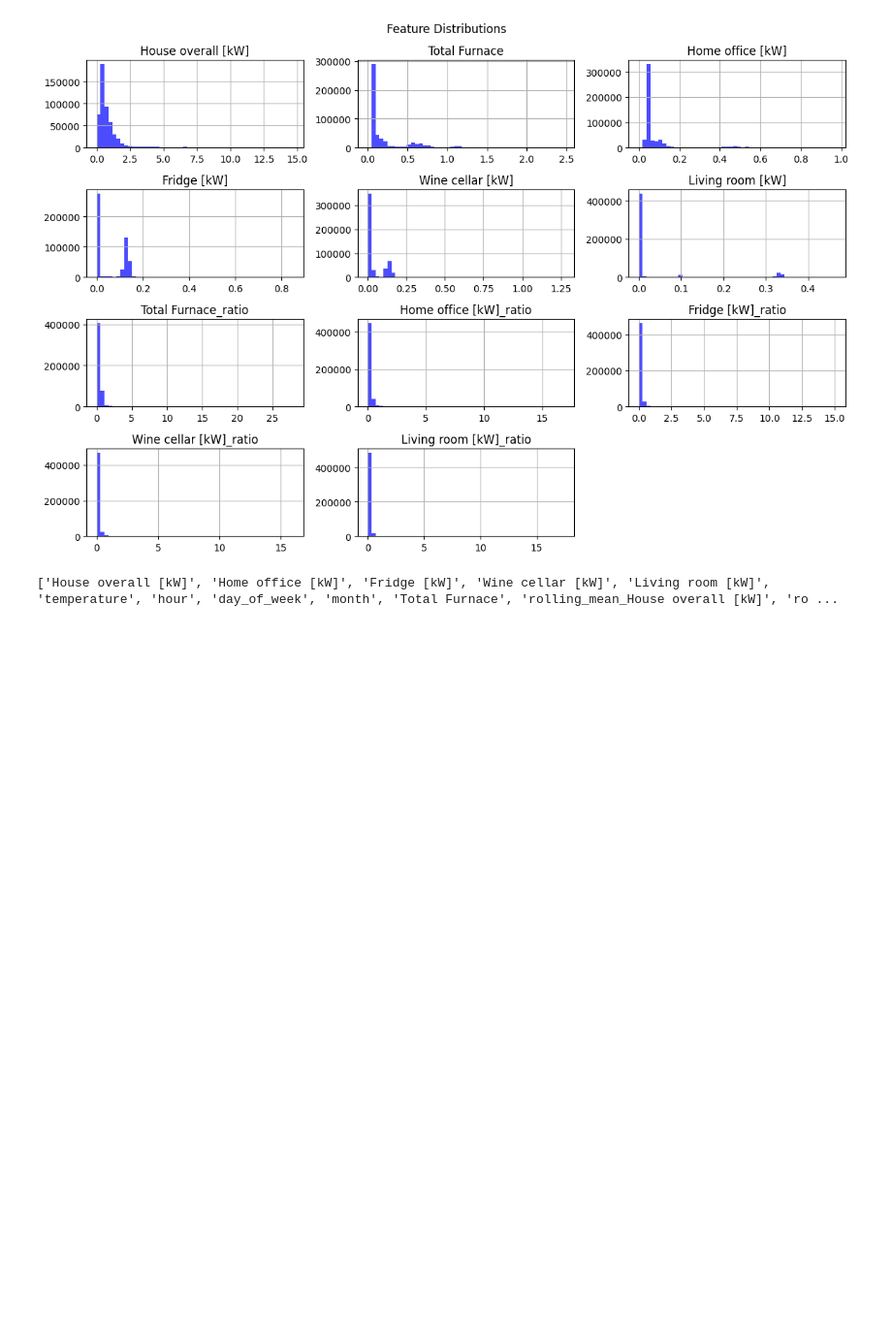
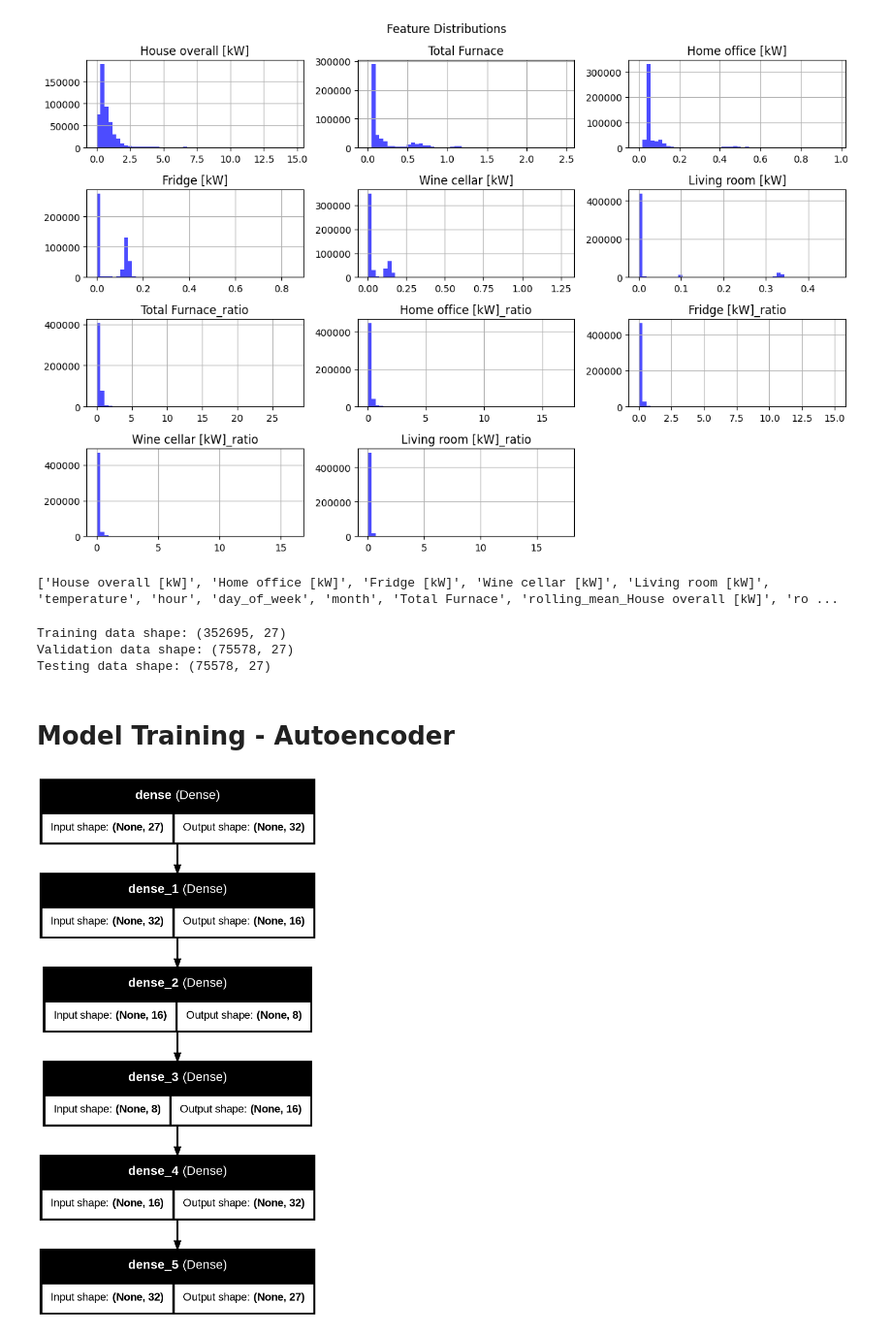
Before and after one commit to mojodean/aai-530-final-project, a Jupyter notebook: 530_IoT_project.ipynb, the cells around one changed output. Shown at 97% size. Saved outputs shown, nothing was run; the diff lists cells and outputs as text; code cells hidden in the pictures; blank space fills up the shorter version.

Commit message:
Autoencoder model training/evaluation

```diff
--- a/530_IoT_project.ipynb
+++ b/530_IoT_project.ipynb
@@ -465,4 +473,53 @@ scaler = StandardScaler()
 df_scaled = df_work[final_features].copy()
 
 # Fit and transform the data
-df_scaled[final_features] = scaler.fit_transform(df_scaled[final_features])
+df_scaled[final_features[1:]] = scaler.fit_transform(df_scaled[final_features[1:]])
+# %%
+# Ensure data maintains temporal order
+df_scaled = df_scaled.sort_index()
+
+# Define split point for 70-30 train/test split
+split_point = int(len(df_scaled) * 0.7)
+
+# Split data
+X_train = df_scaled.iloc[:split_point] # First 70% of the data
+X_test = df_scaled.iloc[split_point:] # Last 30% of the data
+
+# Create validation set from test set
+split_point_val = int(len(X_test) * 0.5)
+X_val = X_test.iloc[:split_point_val] # First 50% of test set
+X_test = X_test.iloc[split_point_val:] # Second 50% of test set
+
+# Print shapes of each set
+print(f'Training data shape: {X_train.shape}')
+print(f'Validation data shape: {X_val.shape}')
+print(f'Testing data shape: {X_test.shape}')
+# %% [output]
+Training data shape: (352695, 27)
+Validation data shape: (75578, 27)
+Testing data shape: (75578, 27)
+# %% [markdown]
+# Model Training - Autoencoder
+# %%
+# Get input shape based on number of features
+input_shape = X_train.shape[1]
+
+# Autoencoder Model
+autoencoder = Sequential([
+    Input(shape=(input_shape,)),
+
+    # Encoder layers
+    Dense(32, activation = 'relu'),
+    Dense(16, activation = 'relu'),
+    Dense(8, activation = 'relu'),
+
+    # Decoder layers
+    Dense(16, activation = 'relu'),
+    Dense(32, activation = 'relu'),
+    Dense(input_shape, activation = 'linear')
+])
+
+# Show model architecture
+plot_model(autoencoder, show_shapes = True, show_layer_names = True)
+# %% [output]
+[figure, added]
```
Also changed, not shown: parts of 22 cells of this notebook.
